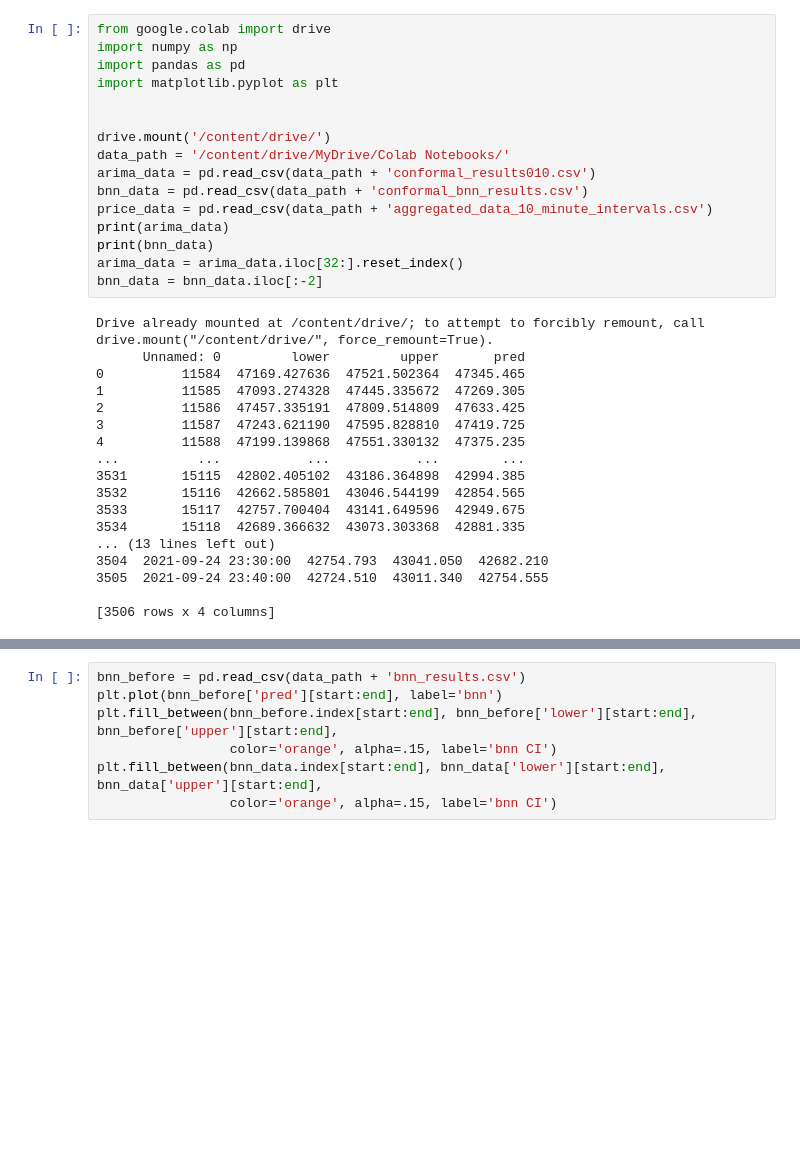
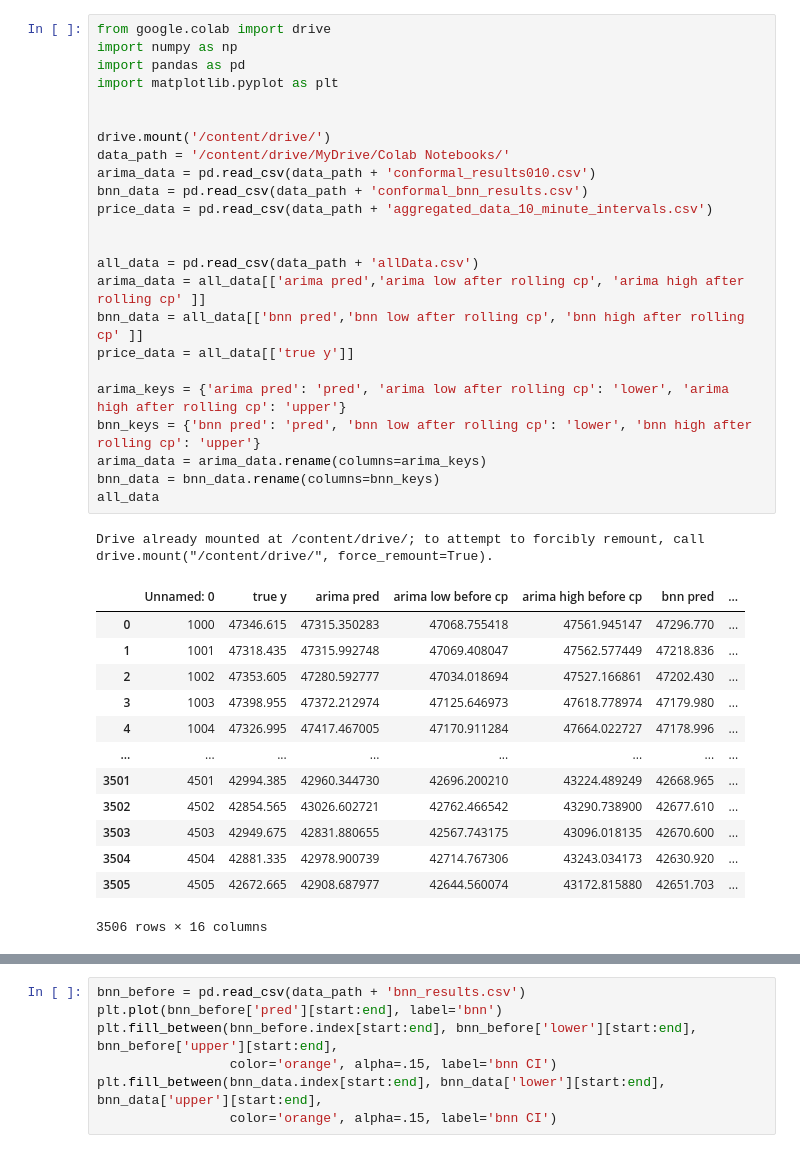
Before and after one commit to enochcluk/Uncertainty-Quantification-for-Cryptocurrency-Price-Forecasting, a Jupyter notebook: Confidence Interval Evaluation.ipynb, the cells around one changed output, grey strips where cells are left out. Drawn from its saved outputs; the diff is of its cells as text; blank space fills up the shorter version.

```diff
--- a/Confidence Interval Evaluation.ipynb
+++ b/Confidence Interval Evaluation.ipynb
@@ -1,37 +1,42 @@
 # %%
 from google.colab import drive
 import numpy as np
 import pandas as pd
 import matplotlib.pyplot as plt
 
 
 drive.mount('/content/drive/')
 data_path = '/content/drive/MyDrive/Colab Notebooks/'
 arima_data = pd.read_csv(data_path + 'conformal_results010.csv')
 bnn_data = pd.read_csv(data_path + 'conformal_bnn_results.csv')
 price_data = pd.read_csv(data_path + 'aggregated_data_10_minute_intervals.csv')
-print(arima_data)
-print(bnn_data)
-arima_data = arima_data.iloc[32:].reset_index()
-bnn_data = bnn_data.iloc[:-2]
+
+
+all_data = pd.read_csv(data_path + 'allData.csv')
+arima_data = all_data[['arima pred','arima low after rolling cp', 'arima high after rolling cp' ]]
+bnn_data = all_data[['bnn pred','bnn low after rolling cp', 'bnn high after rolling cp' ]]
+price_data = all_data[['true y']]
+
+arima_keys = {'arima pred': 'pred', 'arima low after rolling cp': 'lower', 'arima high after rolling cp': 'upper'}
+bnn_keys = {'bnn pred': 'pred', 'bnn low after rolling cp': 'lower', 'bnn high after rolling cp': 'upper'}
+arima_data = arima_data.rename(columns=arima_keys)
+bnn_data = bnn_data.rename(columns=bnn_keys)
+all_data
 # %% [output]
 Drive already mounted at /content/drive/; to attempt to forcibly remount, call drive.mount("/content/drive/", force_remount=True).
-      Unnamed: 0         lower         upper       pred
-0          11584  47169.427636  47521.502364  47345.465
-1          11585  47093.274328  47445.335672  47269.305
-2          11586  47457.335191  47809.514809  47633.425
-3          11587  47243.621190  47595.828810  47419.725
-4          11588  47199.139868  47551.330132  47375.235
-...          ...           ...           ...        ...
-3531       15115  42802.405102  43186.364898  42994.385
-3532       15116  42662.585801  43046.544199  42854.565
-3533       15117  42757.700404  43141.649596  42949.675
-3534       15118  42689.366632  43073.303368  42881.335
-... (13 lines left out)
-3504  2021-09-24 23:30:00  42754.793  43041.050  42682.210
-3505  2021-09-24 23:40:00  42724.510  43011.340  42754.555
-
-[3506 rows x 4 columns]
+|  | Unnamed: 0 | true y | arima pred | arima low before cp | arima high before cp | bnn pred | ... |
+| 0 | 1000 | 47346.615 | 47315.350283 | 47068.755418 | 47561.945147 | 47296.770 | ... |
+| 1 | 1001 | 47318.435 | 47315.992748 | 47069.408047 | 47562.577449 | 47218.836 | ... |
+| 2 | 1002 | 47353.605 | 47280.592777 | 47034.018694 | 47527.166861 | 47202.430 | ... |
+| 3 | 1003 | 47398.955 | 47372.212974 | 47125.646973 | 47618.778974 | 47179.980 | ... |
+| 4 | 1004 | 47326.995 | 47417.467005 | 47170.911284 | 47664.022727 | 47178.996 | ... |
+| ... | ... | ... | ... | ... | ... | ... | ... |
+| 3501 | 4501 | 42994.385 | 42960.344730 | 42696.200210 | 43224.489249 | 42668.965 | ... |
+| 3502 | 4502 | 42854.565 | 43026.602721 | 42762.466542 | 43290.738900 | 42677.610 | ... |
+| 3503 | 4503 | 42949.675 | 42831.880655 | 42567.743175 | 43096.018135 | 42670.600 | ... |
+| 3504 | 4504 | 42881.335 | 42978.900739 | 42714.767306 | 43243.034173 | 42630.920 | ... |
+| 3505 | 4505 | 42672.665 | 42908.687977 | 42644.560074 | 43172.815880 | 42651.703 | ... |
+3506 rows × 16 columns
 # %%
 def confidence_interval_gap(upper, lower):
     return upper - lower
```
Also changed, not shown: parts of 5 cells of this notebook, 3 other files.
